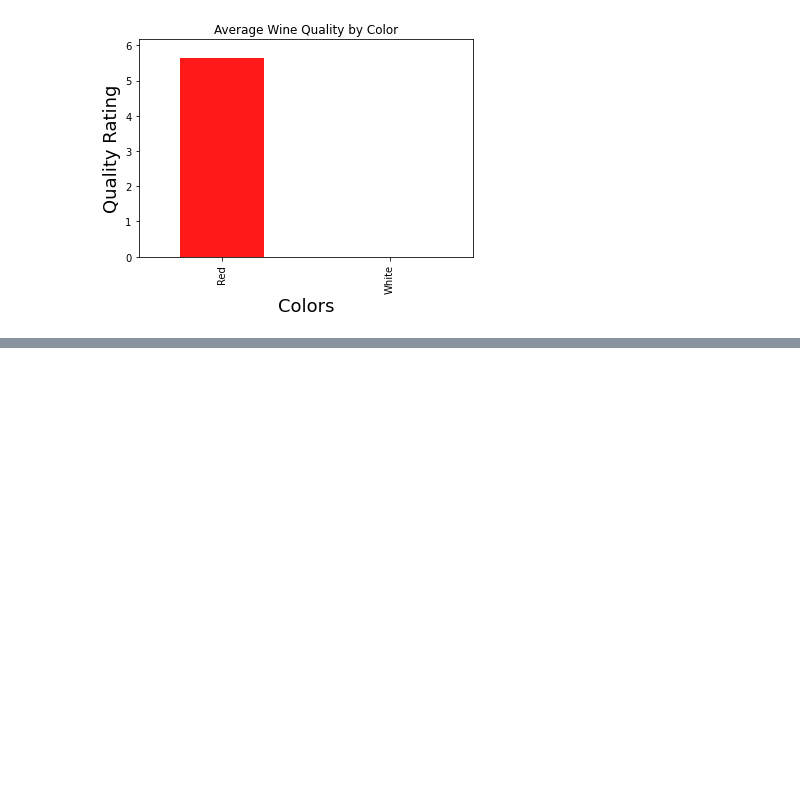
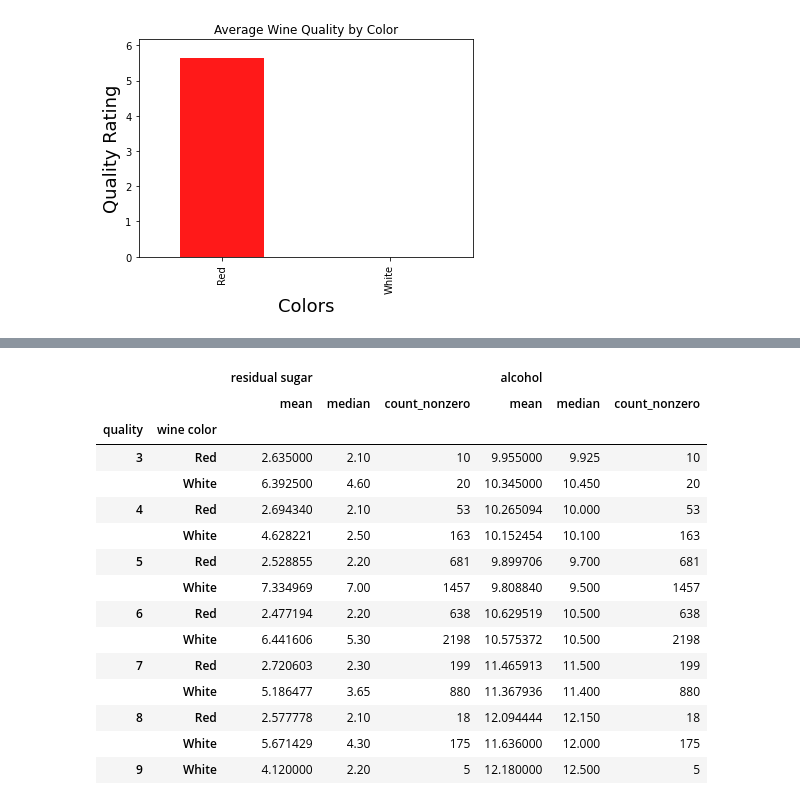
Before and after one commit to kurosakiaduma/wines_samples, a Jupyter notebook: combinedset.ipynb, the cells around one changed output, grey strips where cells are left out. Saved outputs shown, nothing was run; the diff lists cells and outputs as text; code cells hidden in the pictures; blank space fills up the shorter version.

```diff
--- a/combinedset.ipynb
+++ b/combinedset.ipynb
@@ -27,4 +27,4 @@ df_white.head()
 | 3 | 3 | 7.2 | 0.23 | 0.32 | 8.5 | 0.058 | ... |
 | 4 | 4 | 7.2 | 0.23 | 0.32 | 8.5 | 0.058 | ... |
 # %%
-    pd.concat([df_red, df_white], ignore_index=True)
+df_wines = pd.concat([df_red, df_white], ignore_index=True)
@@ -206,0 +209,19 @@ Text(0, 0.5, 'Quality Rating')
+# %%
+df_wines.groupby(['quality',  'wine color'])['residual sugar', 'alcohol'].agg([np.mean, np.median, np.count_nonzero])
+# %% [output]
+|  |  | residual sugar |  |  | alcohol |  |  |
+|  |  | mean | median | count_nonzero | mean | median | count_nonzero |
+| quality | wine color |  |  |  |  |  |  |
+| 3 | Red | 2.635000 | 2.10 | 10 | 9.955000 | 9.925 | 10 |
+|  | White | 6.392500 | 4.60 | 20 | 10.345000 | 10.450 | 20 |
+| 4 | Red | 2.694340 | 2.10 | 53 | 10.265094 | 10.000 | 53 |
+|  | White | 4.628221 | 2.50 | 163 | 10.152454 | 10.100 | 163 |
+| 5 | Red | 2.528855 | 2.20 | 681 | 9.899706 | 9.700 | 681 |
+|  | White | 7.334969 | 7.00 | 1457 | 9.808840 | 9.500 | 1457 |
+| 6 | Red | 2.477194 | 2.20 | 638 | 10.629519 | 10.500 | 638 |
+|  | White | 6.441606 | 5.30 | 2198 | 10.575372 | 10.500 | 2198 |
+| 7 | Red | 2.720603 | 2.30 | 199 | 11.465913 | 11.500 | 199 |
+|  | White | 5.186477 | 3.65 | 880 | 11.367936 | 11.400 | 880 |
+| 8 | Red | 2.577778 | 2.10 | 18 | 12.094444 | 12.150 | 18 |
+|  | White | 5.671429 | 4.30 | 175 | 11.636000 | 12.000 | 175 |
+| 9 | White | 4.120000 | 2.20 | 5 | 12.180000 | 12.500 | 5 |
```
Also changed, not shown: parts of 25 cells of this notebook, 1 other file.
